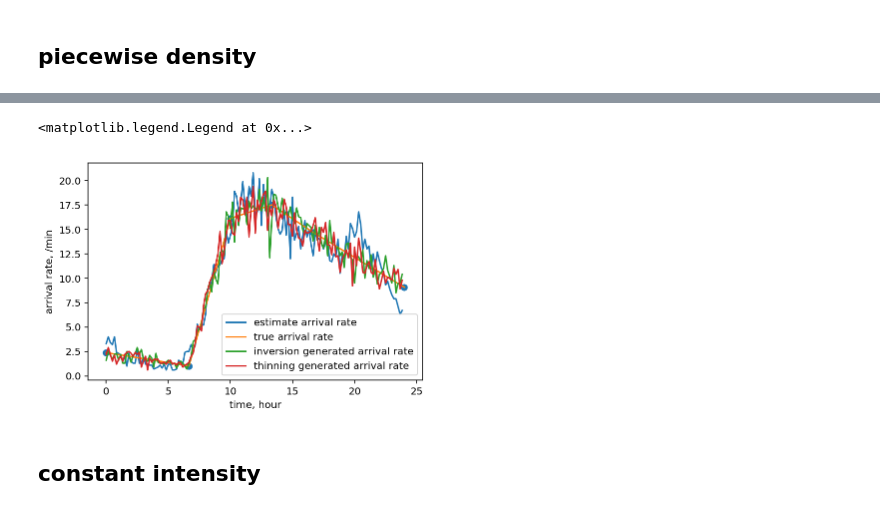
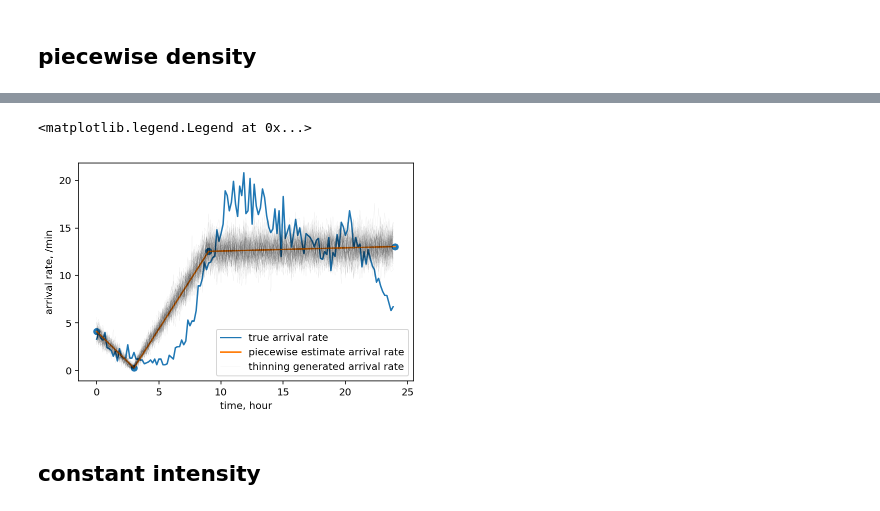
Before and after one commit to DDDOH/Piecewise-MLE-for-Possion-Process, a Jupyter notebook: Release Version.ipynb, the cells around one changed output, grey strips where cells are left out. Drawn from its saved outputs; the diff is of its cells as text; code cells hidden in the pictures.

```diff
--- a/Release Version.ipynb
+++ b/Release Version.ipynb
@@ -331,5 +331,5 @@ def GenerateFromPL(n_exper,interval_hour,lam):
     return T_list_mat
 # %%
 n_exper = 100
-T_list_mat_pl = GenerateFromPL(n_exper,interval_hour,lam)
+T_list_mat_pl_inversion = GenerateFromPL_inversion(n_exper,interval_hour,lam)
 # %% [output]
@@ -375,6 +366,4 @@ plt.legend(['true arrival rate','piecewise estimate arrival rate','inversion gen
 # %%
-# input var: interval_hour, lam, n_interval
-# 从 “读数据 画图”里读数据
 interval_hour = interval/60
-lam = MLL_result['lam_value']*60
+lam = MLL_result['lam_value_PL']*60
 n_interval = len(interval_hour) - 1
@@ -383,12 +370,2 @@ KeyError: 'lam_value'
 # %%
 t_max = max(interval_hour)
-# %%
-max_lam = max(lam)
-# 没有 thinning 之前，以 max_lam 的速率生成 t_max 这么长时间的 poisson process 大概会有多少个
-E_fat_n_arrival = max_lam * t_max
-# 1.5 是用来保证生成数据足够的
-fat_interval = np.random.exponential(1/max_lam, int(1.5*E_fat_n_arrival))
-fat_arrival_time = np.cumsum(fat_interval)
-fat_arrival_time = fat_arrival_time[fat_arrival_time <= 24]
-n_fat_arrival = len(fat_arrival_time)
-fat_uniform = np.random.rand(n_fat_arrival)
@@ -425,0 +446,2 @@ thin_T_i_list = thinning_df.fat_arrival_time.values
+# %%
+T_list_mat_pl_thinning = GenerateFromPL_thinning(n_exper,interval_hour,lam)
@@ -426,45 +450,30 @@ thin_T_i_list = thinning_df.fat_arrival_time.values
 # %%
-interval = np.array(MLL_result['interval'])
-interval_length = (max(MLL_result['interval'])-min(MLL_result['interval']))
-
-
-###### true arrival rate
-# 统计real data平均每分钟到了多少
-# 用来求平均的一段是多少，单位是分钟
+# Plot true arrival rate.
 tw = 10
 true_hist_bins = np.arange(0,24*60+1,tw)
 true_hist_num = np.histogram(MLL_result['start_datetime'],bins=true_hist_bins)[0]/tw
 plt.plot(hist_bins[:-1]/60,hist_num)
 
 
-############## estimate arrival rate
-plt.plot(interval/60,MLL_result['lam_value'])
-plt.scatter(interval/60,MLL_result['lam_value'])
+# Plot estimate arrival rate
+plt.plot(interval/60,MLL_result['lam_value_PL'])
+plt.scatter(interval/60,MLL_result['lam_value_PL'])
 
-
-############# inversion generated arrival rate
-T_i_list_hour = T_i_list*60
-inversion_hist_bins = np.arange(0,24*60+1,tw)
-inversion_hist_num = np.histogram(T_i_list_hour,bins=inversion_hist_bins)[0]/tw
-plt.plot(inversion_hist_bins[:-1]/60,generated_hist_num)
-
-
-# ############# thinning generated arrival rate
-thinning_hist_bins = np.arange(0,24*60+1,tw)
-thinning_hist_num = np.histogram(thin_T_i_list*60,bins=generated_hist_bins)[0]/tw
-plt.plot(thinning_hist_bins[:-1]/60,thinning_hist_num)
-
-
-
-
-
+# Plot generated arrival rate
+for i in range(n_exper):
+    T_i_list = T_list_mat_pl_thinning[i,:]
+    T_i_list = T_i_list[T_i_list > -1]
+    T_i_list_hour = T_i_list*60
+    generated_hist_bins = np.arange(0,24*60+1,tw)
+    generated_hist_num = np.histogram(T_i_list_hour,bins=generated_hist_bins)[0]/tw
+    plt.plot(hist_bins[:-1]/60,generated_hist_num,c='k',alpha=0.1,lw=0.2)
 
 plt.xlabel('time, hour')
 plt.ylabel('arrival rate, /min')
-plt.legend(['estimate arrival rate','true arrival rate','inversion generated arrival rate','thinning generated arrival rate'])
+plt.legend(['true arrival rate','piecewise estimate arrival rate','thinning generated arrival rate'])
 # %% [output]
 <matplotlib.legend.Legend at 0x...>
-[figure, old version]
+[figure, new version]
 # %% [markdown]
 ## constant intensity
 # %%
```
Also changed, not shown: parts of 13 cells of this notebook.
